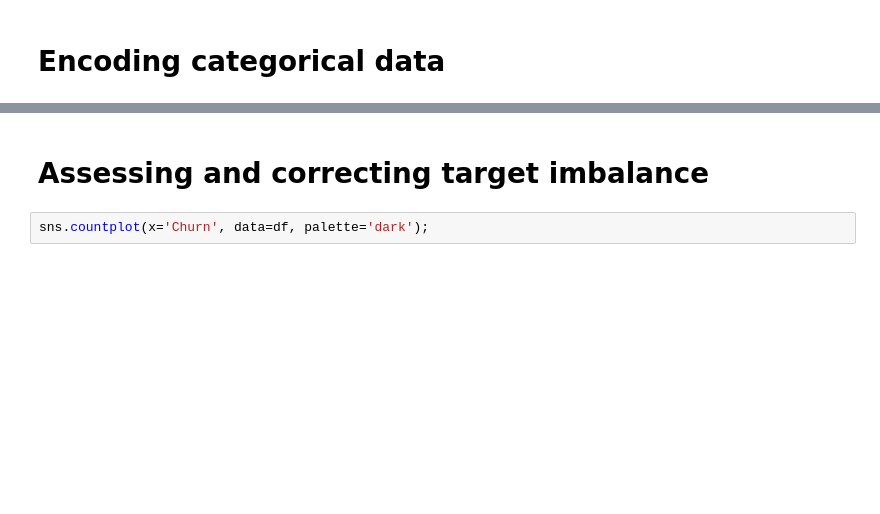
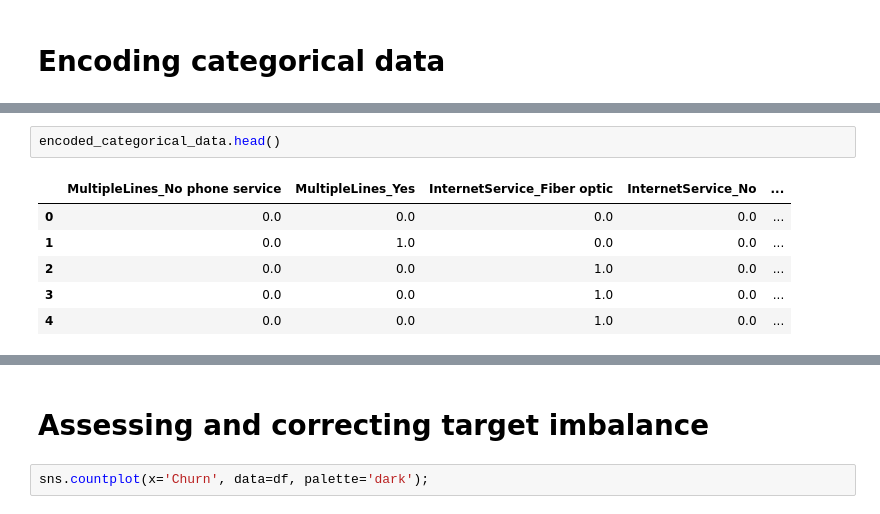
Before and after one commit to luanpbrasil/alura-voz-churn-prediction, a Jupyter notebook: notebooks/preprocessing_and_modeling-week_3.ipynb, the cells around one changed output, grey strips where cells are left out. Cells and saved outputs as stored; diff of their text form; blank space fills up the shorter version.

```diff
--- a/notebooks/preprocessing_and_modeling-week_3.ipynb
+++ b/notebooks/preprocessing_and_modeling-week_3.ipynb
@@ -99,0 +92,9 @@ ValueError: Shape of passed values is (7043, 37), indices imply (7043, 43)
+# %%
+encoded_categorical_data.head()
+# %% [output]
+|  | MultipleLines_No phone service | MultipleLines_Yes | InternetService_Fiber optic | InternetService_No | ... |
+| 0 | 0.0 | 0.0 | 0.0 | 0.0 | ... |
+| 1 | 0.0 | 1.0 | 0.0 | 0.0 | ... |
+| 2 | 0.0 | 0.0 | 1.0 | 0.0 | ... |
+| 3 | 0.0 | 0.0 | 1.0 | 0.0 | ... |
+| 4 | 0.0 | 0.0 | 1.0 | 0.0 | ... |
```
Also changed, not shown: parts of 19 cells of this notebook.
